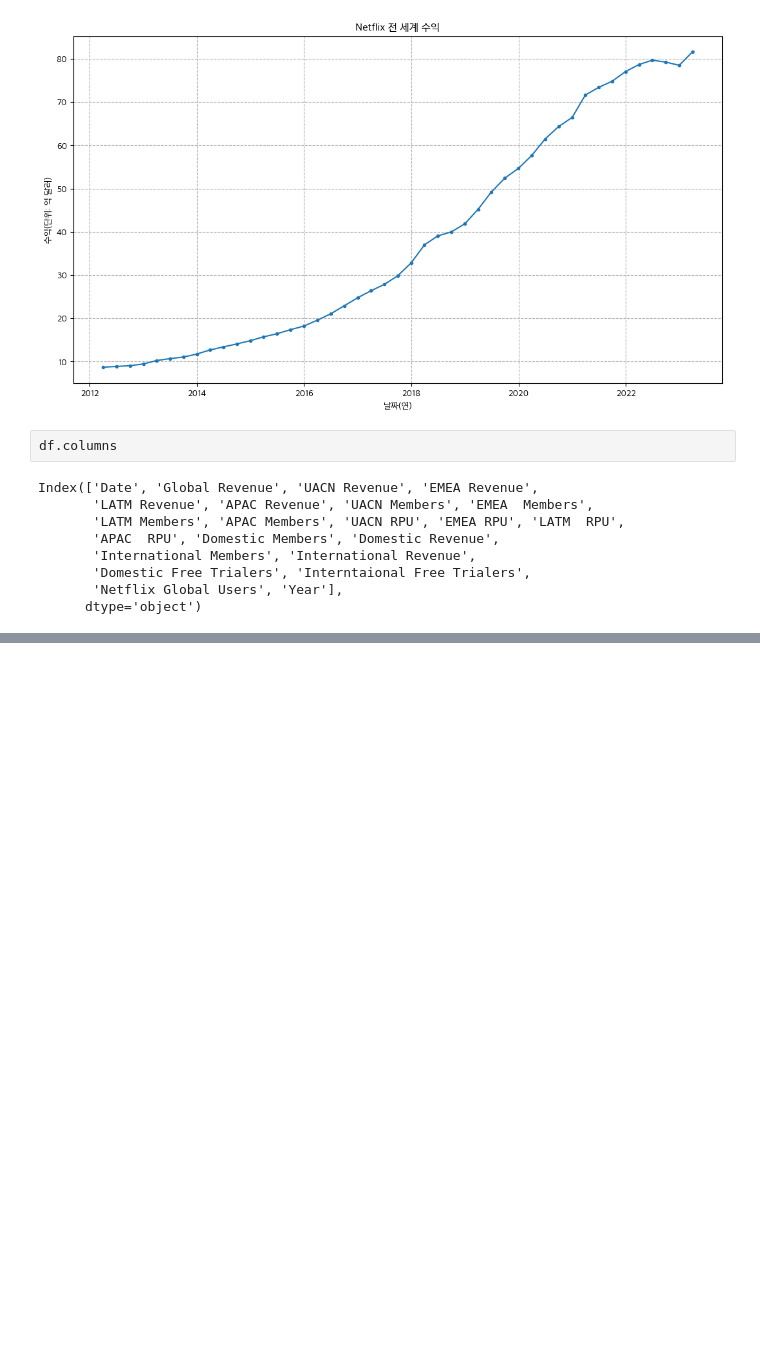
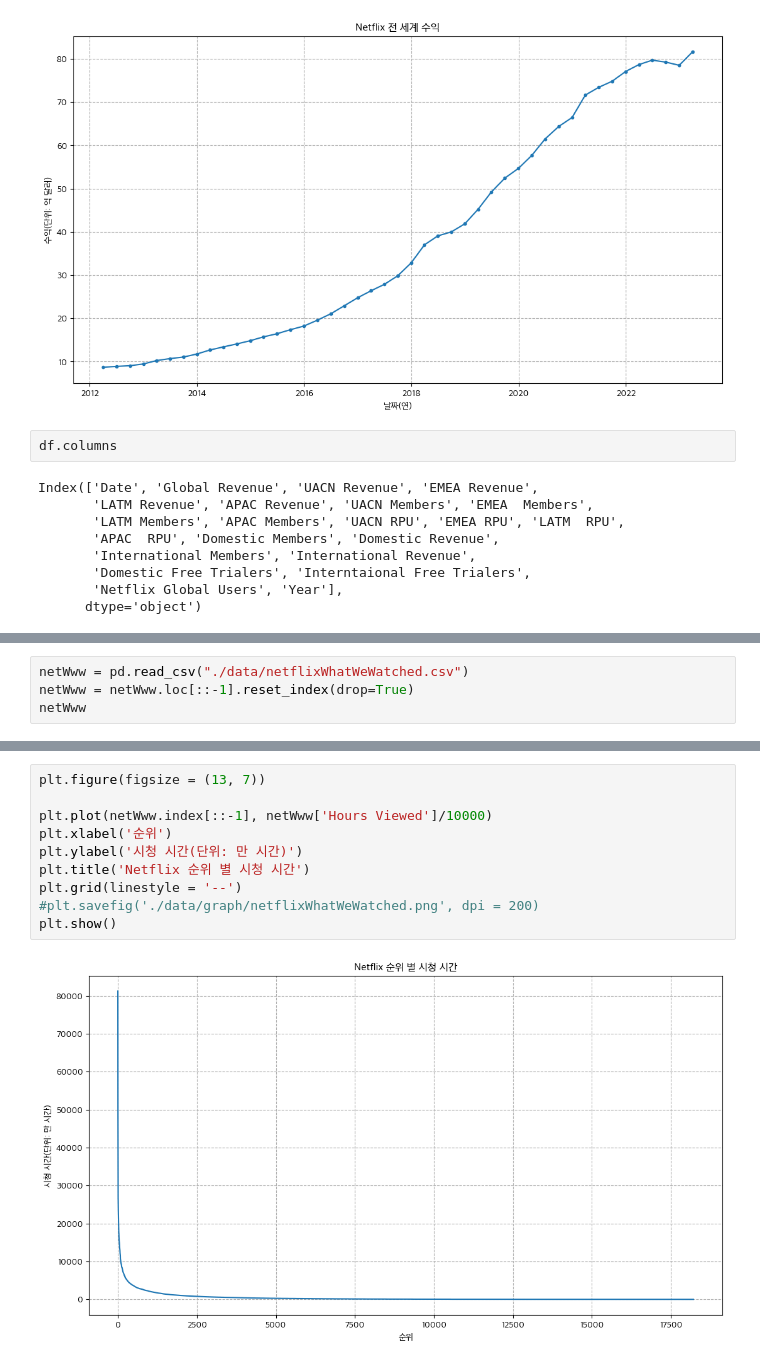
Before and after one commit to DChaovII/teamProject, a Jupyter notebook: teamProject.ipynb, the cells around one changed output, grey strips where cells are left out. Drawn from its saved outputs; the diff is of its cells as text; blank space fills up the shorter version.

Commit message:
Netfilx What We Watched Plot Graph

```diff
--- a/teamProject.ipynb
+++ b/teamProject.ipynb
@@ -44,3 +44,7 @@ plt.savefig('./data/graph/netfilxGlobalUsers.png', dpi = 200)
 plt.show()
 # %% [output]
 [figure]
+# %%
+netWww = pd.read_csv("./data/netflixWhatWeWatched.csv")
+netWww = netWww.loc[::-1].reset_index(drop=True)
+netWww
@@ -46,0 +65,12 @@ plt.show()
+# %%
+plt.figure(figsize = (13, 7))
+
+plt.plot(netWww.index[::-1], netWww['Hours Viewed']/10000)
+plt.xlabel('순위')
+plt.ylabel('시청 시간(단위: 만 시간)')
+plt.title('Netflix 순위 별 시청 시간')
+plt.grid(linestyle = '--')
+#plt.savefig('./data/graph/netflixWhatWeWatched.png', dpi = 200)
+plt.show()
+# %% [output]
+[figure, added]
```
Also changed, not shown: parts of 3 cells of this notebook, 3 other files.
